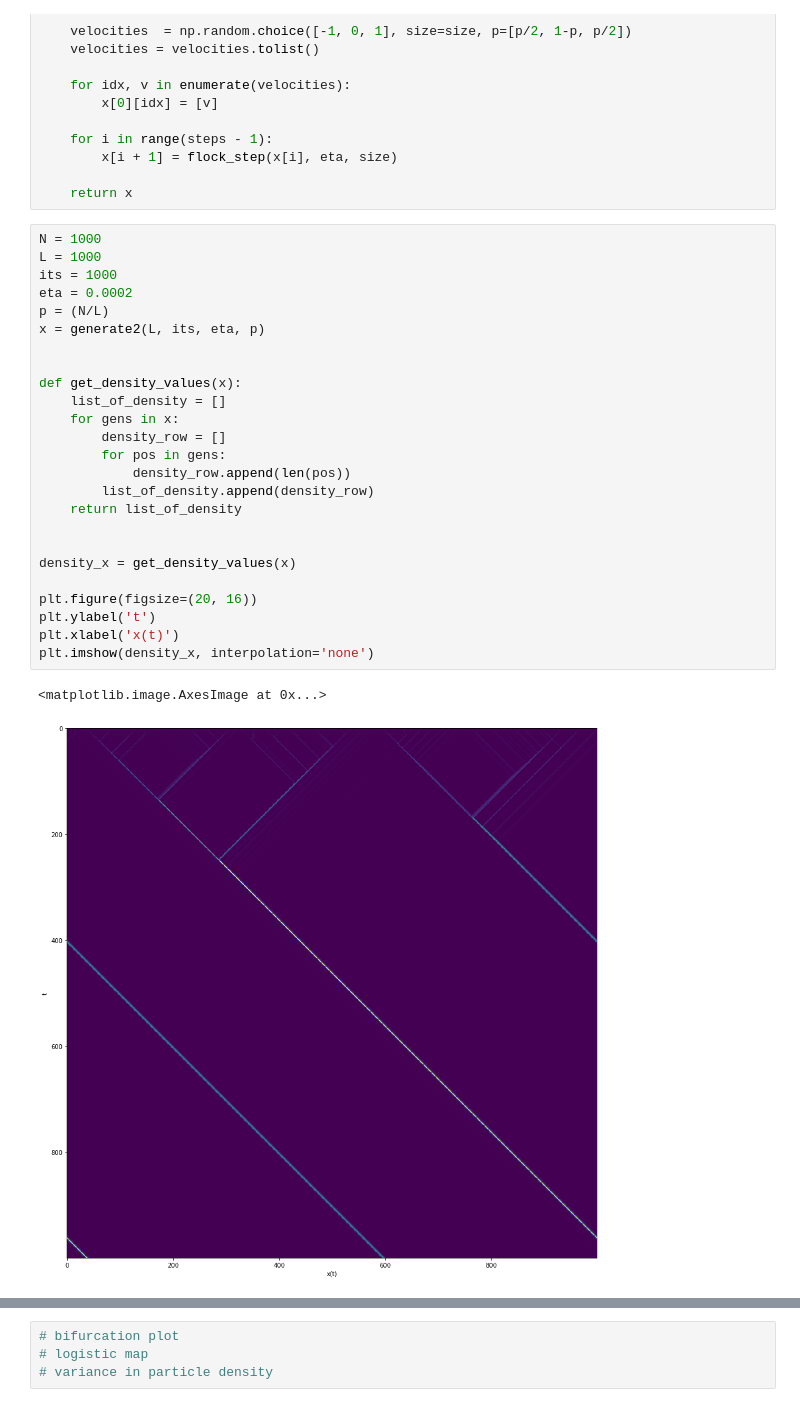
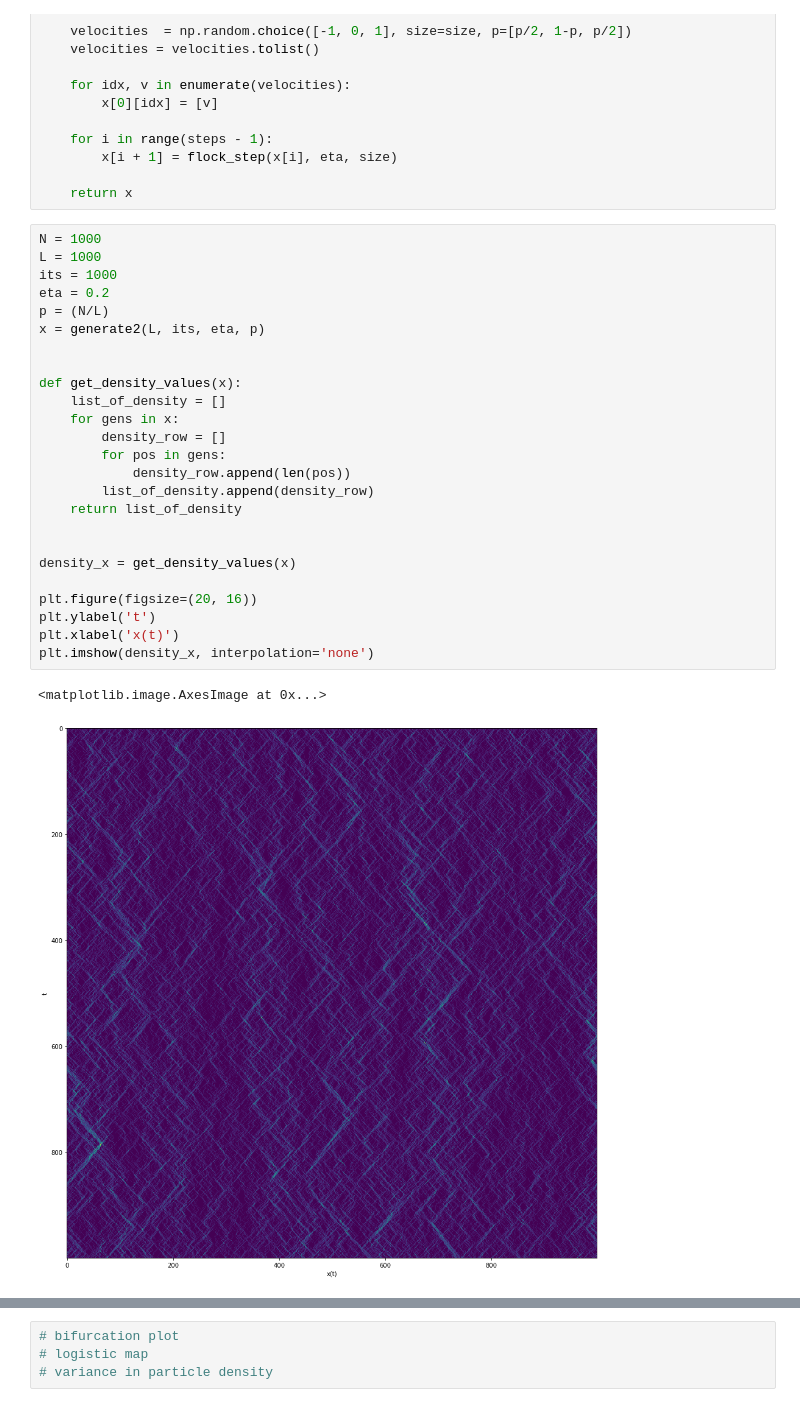
Before and after one commit to wiebetimmers/CSS-ParticleFlocking, a Jupyter notebook: 1D_viscek_automata_density.ipynb, the cells around one changed output, grey strips where cells are left out. Saved outputs shown, nothing was run; the diff lists cells and outputs as text.

Commit message:
added several plots

```diff
--- a/1D_viscek_automata_density.ipynb
+++ b/1D_viscek_automata_density.ipynb
@@ -121,28 +121,28 @@ def generate2(size, steps, eta, p):
 # %%
 N = 1000
 L = 1000
 its = 1000
-eta = 0.0002
+eta = 0.2
 p = (N/L)
 x = generate2(L, its, eta, p)
 
 
 def get_density_values(x):
     list_of_density = []
     for gens in x:
         density_row = []
         for pos in gens:
             density_row.append(len(pos))
         list_of_density.append(density_row)
     return list_of_density
 
 
 density_x = get_density_values(x)
 
 plt.figure(figsize=(20, 16))
 plt.ylabel('t')
 plt.xlabel('x(t)')
 plt.imshow(density_x, interpolation='none')
 # %% [output]
 <matplotlib.image.AxesImage at 0x...>
-[figure, old version]
+[figure, new version]
```
Also changed, not shown: parts of 13 cells of this notebook.
